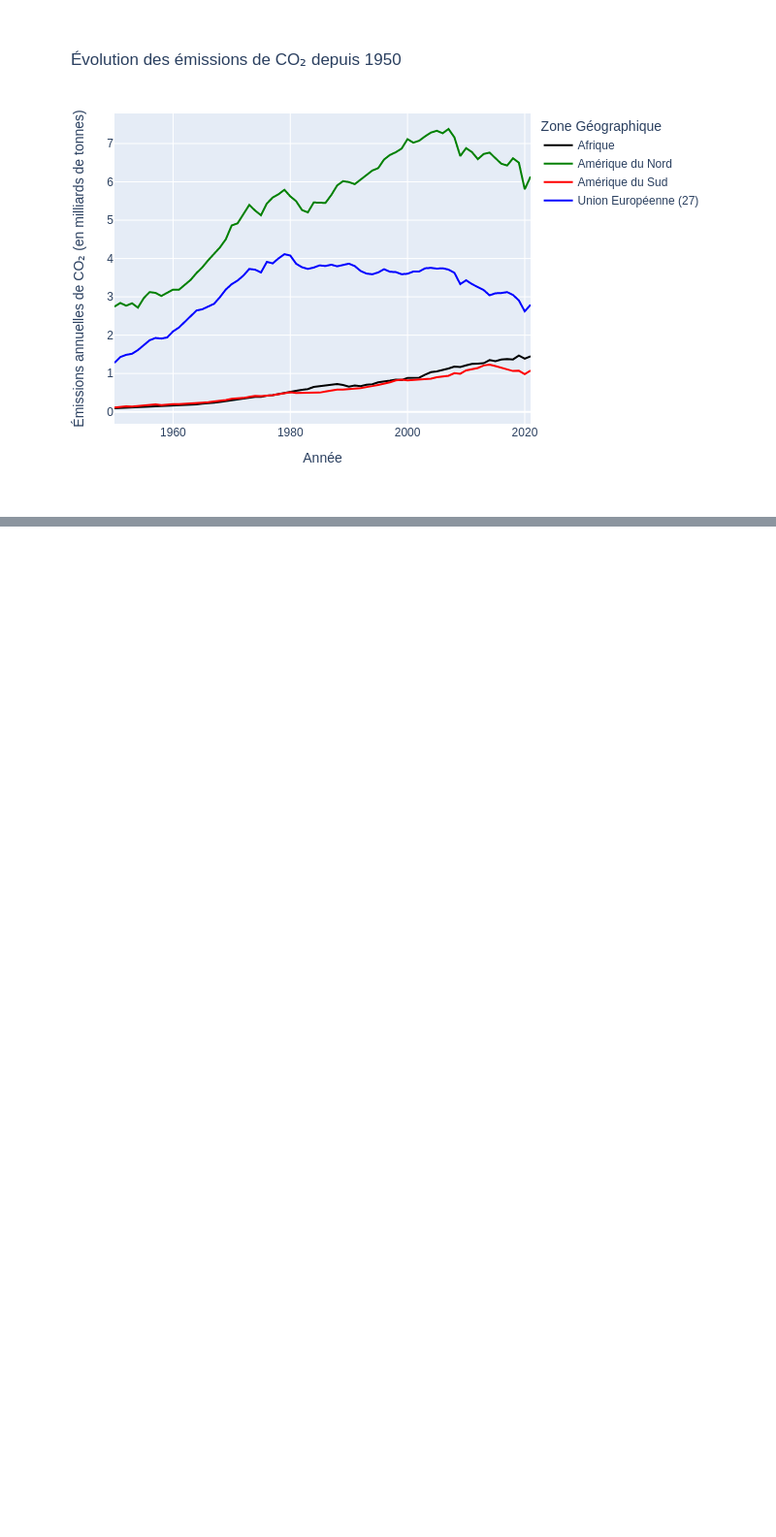
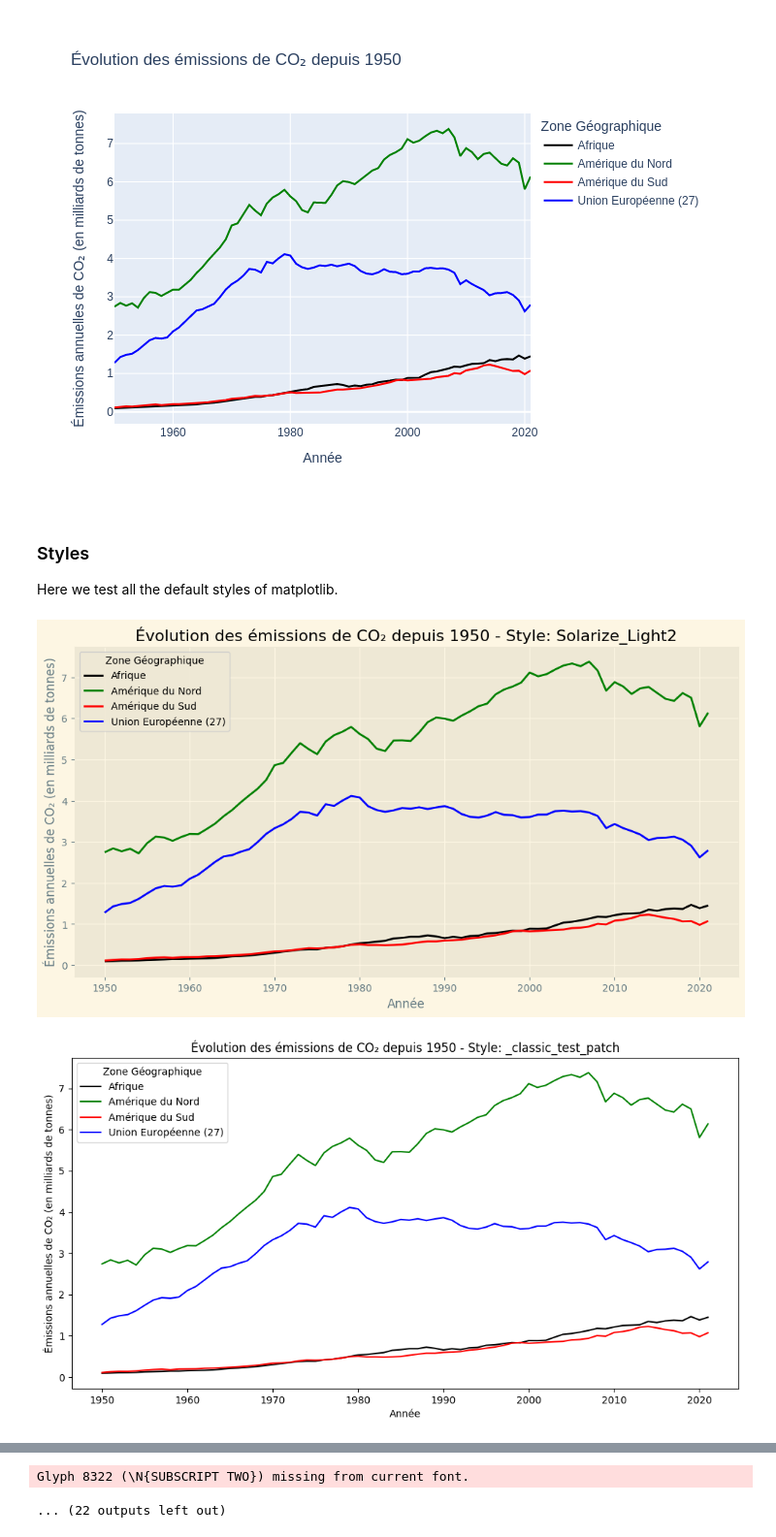
Before and after one commit to louis-sanna-eki/graph-generation, a Jupyter notebook: notebooks/CO2_graphs.ipynb, the cells around one changed output, grey strips where cells are left out. Shown at 97% size. Cells and saved outputs as stored; diff of their text form; code cells hidden in the pictures; blank space fills up the shorter version.

```diff
--- a/notebooks/CO2_graphs.ipynb
+++ b/notebooks/CO2_graphs.ipynb
@@ -183,3 +180,55 @@ img_bytes = fig.to_image(format="png")
 Image(img_bytes)
 # %% [output]
 [figure]
+# %% [markdown]
+### Styles
+
+Here we test all the default styles of matplotlib.
+# %%
+import pandas as pd
+import matplotlib.pyplot as plt
+import matplotlib
+
+# Charger les données depuis le fichier CSV
+data = pd.read_csv(PATH_TO_CO2_FILE, delimiter=';')
+
+# Filtrer les données pour les années depuis 1950 et pour les entités spécifiées
+entities = ["Africa", "European Union (27)", "North America", "South America"]
+filtered_data = data[(data['Year'] >= 1950) & (data['Entity'].isin(entities))]
+
+# Grouper les données par année et entité
+grouped_data = filtered_data.groupby(['Year', 'Entity'])['Annual CO₂ emissions'].sum().unstack()
+
+# Définir des couleurs spécifiques pour chaque continent
+colors = {"Africa": "black", "European Union (27)": "blue", "North America": "green", "South America": "red"}
+
+# Dictionnaire de traduction pour les noms des entités
+entity_translations = {
+    "Africa": "Afrique",
+    "European Union (27)": "Union Européenne (27)",
+    "North America": "Amérique du Nord",
+    "South America": "Amérique du Sud"
+}
+
+# Trier les entités par ordre alphabétique français
+sorted_entities = sorted(entity_translations.keys(), key=lambda x: entity_translations[x])
+
+# Liste de tous les styles disponibles dans Matplotlib
+available_styles = plt.style.available
+
+# Créer des graphiques avec chaque style disponible
+for style in available_styles:
+    with plt.style.context(style):
+        plt.figure(figsize=(12, 6))
+        for entity in sorted_entities:
+            translated_entity = entity_translations[entity]
+            plt.plot(grouped_data.index, grouped_data[entity]/1e9, label=translated_entity, color=colors[entity])
+
+        plt.xlabel('Année')
+        plt.ylabel('Émissions annuelles de CO₂ (en milliards de tonnes)')
+        plt.title(f'Évolution des émissions de CO₂ depuis 1950 - Style: {style}')
+        plt.legend(title='Zone Géographique')
+        plt.show()
+# %% [output]
+[figure, added]
+[figure, added]
@@ -185,0 +244,2 @@ Image(img_bytes)
+Glyph 8322 (\N{SUBSCRIPT TWO}) missing from current font.
+... (22 outputs left out)
```
Also changed, not shown: parts of 3 cells of this notebook.
